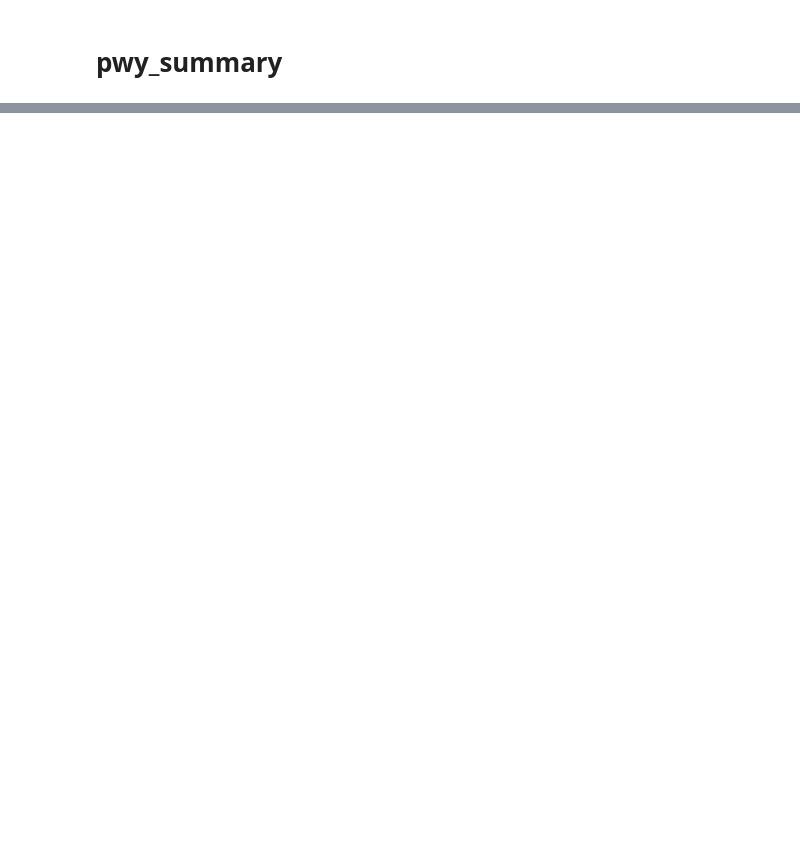
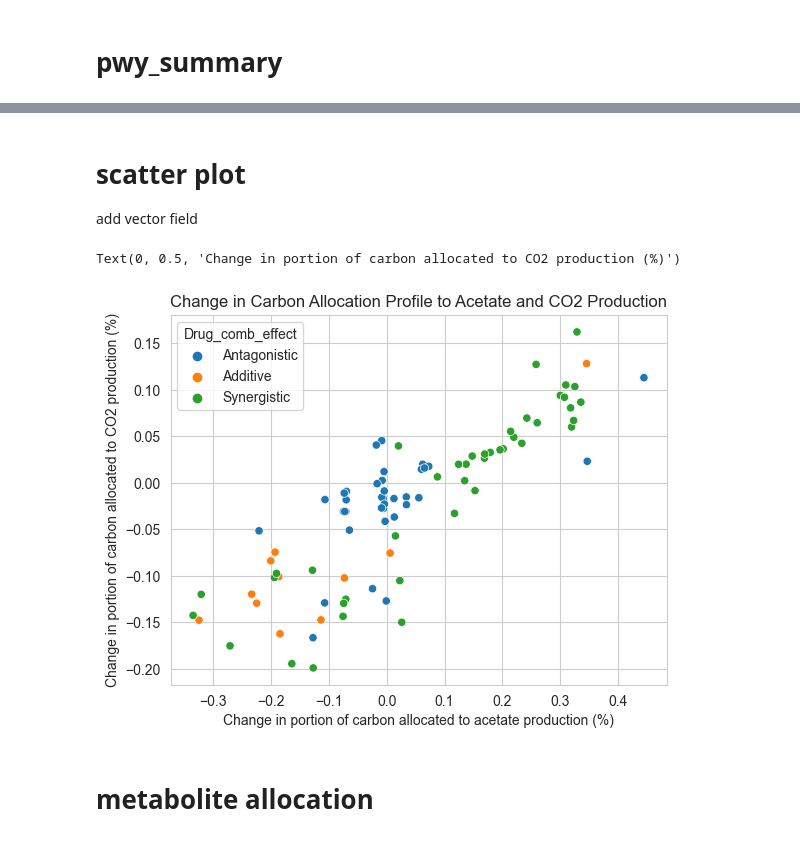
Before and after one commit to TFwongw/Harcombe_Lab, a Jupyter notebook: JupyterNotebook/flux_analysis.ipynb, the cells around one changed output, grey strips where cells are left out. Cells and saved outputs as stored; diff of their text form; code cells hidden in the pictures; blank space fills up the shorter version.

```diff
--- a/JupyterNotebook/flux_analysis.ipynb
+++ b/JupyterNotebook/flux_analysis.ipynb
@@ -971,0 +213,39 @@ for gcomb in safe_DG_list:
+# %% [markdown]
+# scatter plot
+
+add vector field
+# %%
+fs_to_plot = fs_change.merge(carbon_allocation_E_wide[['Drug_comb_effect']], left_index=True, right_index=True, suffixes=['','w']).dropna(axis=0, how='all')
+
+def scatter_xycol(df, x_col, y_col, prefix='percent', XG=None):
+    colors = {'Synergistic': 'red', 'Additive': 'purple', 'Antagonistic': 'blue', np.nan:'black'}
+    # df.plot.scatter('total_carbon_EX_bulk_ac_e', 'total_carbon_Waste',c=color_list)
+    if XG is not None:
+        XG=convert_arg_to_list(XG)
+        df = df.query('XG in @XG')
+    color_list = [colors[group] for group in df['Drug_comb_effect']]
+    # df.plot.scatter('_'.join([prefix, x_col]), '_'.join([prefix, y_col])
+    #                 ,c=color_list, title=prefix + ' ' +' vs '.join([y_col,x_col]))
+    sns.scatterplot(data=df, x='_'.join([prefix, x_col]), y='_'.join([prefix, y_col]), hue='Drug_comb_effect')
+
+y_col = 'EX_lcts_e'
+y_col = 'BIOMASS_Ec_iML1515_core_75p37M'
+y_col = 'Waste'
+y_col = 'EX_co2_e'
+prefix='percent'
+x_col = 'EX_bulk_ac_e'
+y_col = 'EX_lcts_e'
+y_col = 'EX_lcts_e'
+y_col = 'BIOMASS_Ec_iML1515_core_75p37M'
+y_col = 'Waste'
+y_col = 'EX_co2_e'
+scatter_xycol(fs_to_plot, x_col, y_col)
+plt.title('Change in Carbon Allocation Profile to Acetate and CO2 Production')
+plt.xlabel('Change in portion of carbon allocated to acetate production (%)')
+plt.ylabel('Change in portion of carbon allocated to CO2 production (%)')
+# stable energy production pattern for antagonistic drug pairs
+# %% [output]
+Text(0, 0.5, 'Change in portion of carbon allocated to CO2 production (%)')
+[figure, added]
+# %% [markdown]
+# metabolite allocation
```
Also changed, not shown: parts of 95 cells of this notebook, 5 other files.
